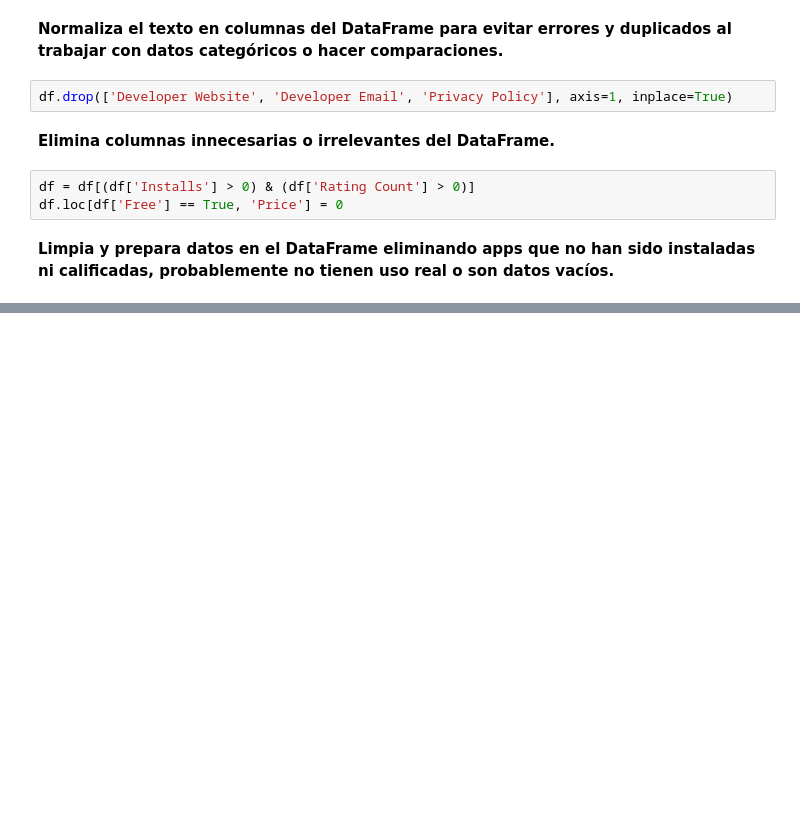
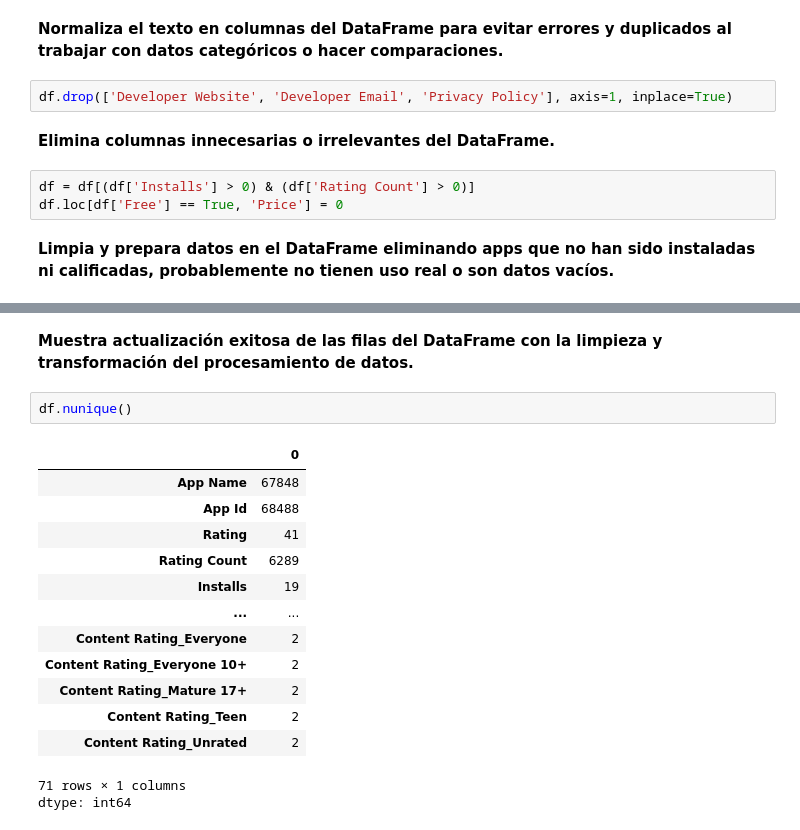
Before and after one commit to dquinonez25/TratamientoDeDatos_Tarea_Clase3, a Jupyter notebook: TratamientoDeDatos_TareaClase3.ipynb, the cells around one changed output, grey strips where cells are left out. Cells and saved outputs as stored; diff of their text form; blank space fills up the shorter version.

```diff
--- a/TratamientoDeDatos_TareaClase3.ipynb
+++ b/TratamientoDeDatos_TareaClase3.ipynb
@@ -187,0 +198,19 @@ df.loc[df['Free'] == True, 'Price'] = 0
+# %% [markdown]
+**Muestra actualización exitosa de las filas del DataFrame con  la limpieza y transformación del procesamiento de datos.**
+# %%
+df.nunique()
+# %% [output]
+|  | 0 |
+| App Name | 67848 |
+| App Id | 68488 |
+| Rating | 41 |
+| Rating Count | 6289 |
+| Installs | 19 |
+| ... | ... |
+| Content Rating_Everyone | 2 |
+| Content Rating_Everyone 10+ | 2 |
+| Content Rating_Mature 17+ | 2 |
+| Content Rating_Teen | 2 |
+| Content Rating_Unrated | 2 |
+71 rows × 1 columns
+dtype: int64
```
Also changed, not shown: parts of 11 cells of this notebook.
